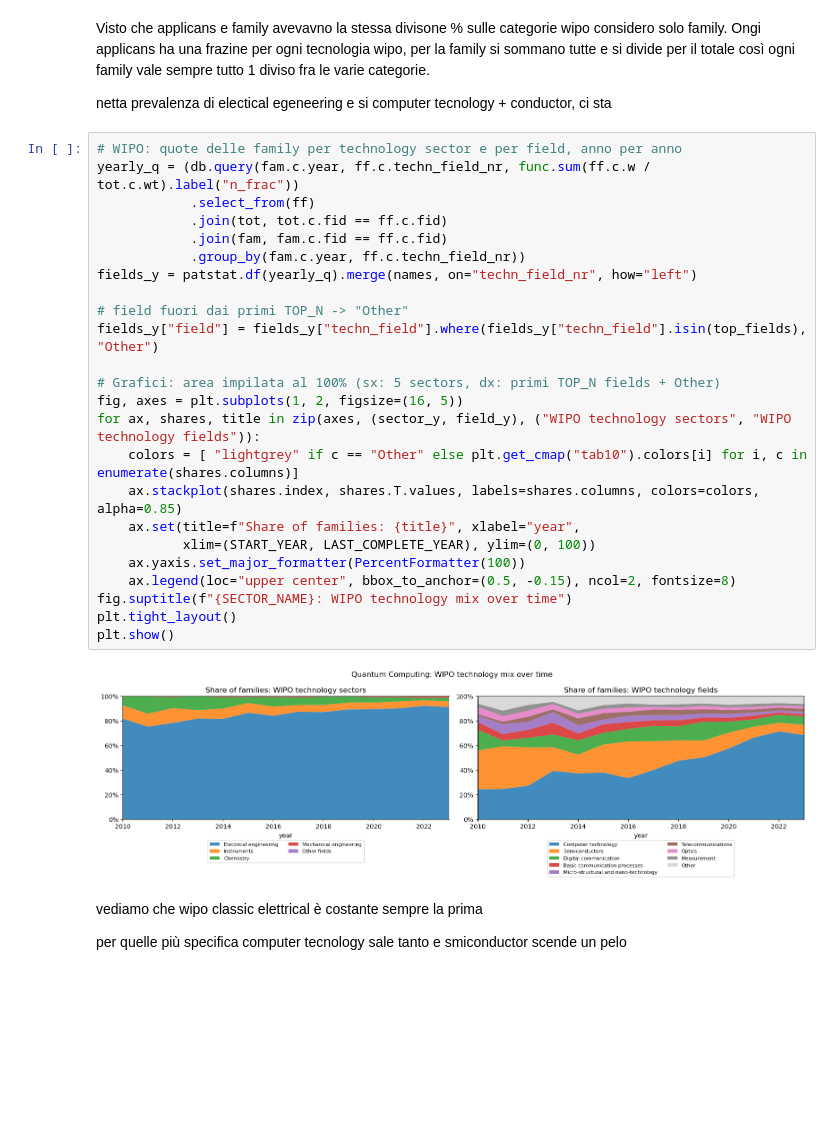
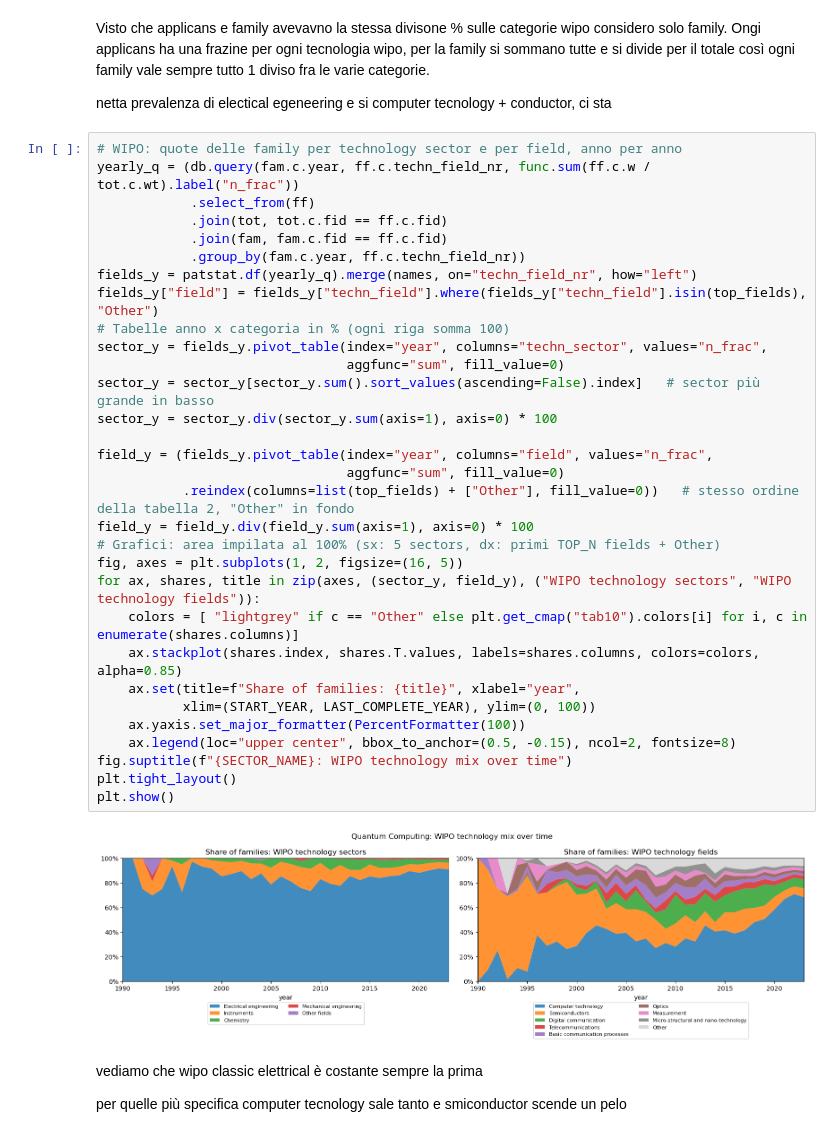
Before and after one commit to LudovicaIvaldi/Group15_innovation, a Jupyter notebook: step1.ipynb, the cells around one changed output. Cells and saved outputs as stored; diff of their text form; blank space fills up the shorter version.

Commit message:
step 1 da anno 1990 a 2023

```diff
--- a/step1.ipynb
+++ b/step1.ipynb
@@ -593,29 +542,36 @@ netta prevalenza di electical egeneering e si computer tecnology + conductor, ci
 # %%
 # WIPO: quote delle family per technology sector e per field, anno per anno
 yearly_q = (db.query(fam.c.year, ff.c.techn_field_nr, func.sum(ff.c.w / tot.c.wt).label("n_frac"))
             .select_from(ff)
             .join(tot, tot.c.fid == ff.c.fid)
             .join(fam, fam.c.fid == ff.c.fid)
             .group_by(fam.c.year, ff.c.techn_field_nr))
 fields_y = patstat.df(yearly_q).merge(names, on="techn_field_nr", how="left")
+fields_y["field"] = fields_y["techn_field"].where(fields_y["techn_field"].isin(top_fields), "Other")
+# Tabelle anno x categoria in % (ogni riga somma 100)
+sector_y = fields_y.pivot_table(index="year", columns="techn_sector", values="n_frac",
+                                aggfunc="sum", fill_value=0)
+sector_y = sector_y[sector_y.sum().sort_values(ascending=False).index]   # sector più grande in basso
+sector_y = sector_y.div(sector_y.sum(axis=1), axis=0) * 100
 
-# field fuori dai primi TOP_N -> "Other"
-fields_y["field"] = fields_y["techn_field"].where(fields_y["techn_field"].isin(top_fields), "Other")
-
+field_y = (fields_y.pivot_table(index="year", columns="field", values="n_frac",
+                                aggfunc="sum", fill_value=0)
+           .reindex(columns=list(top_fields) + ["Other"], fill_value=0))   # stesso ordine della tabella 2, "Other" in fondo
+field_y = field_y.div(field_y.sum(axis=1), axis=0) * 100
 # Grafici: area impilata al 100% (sx: 5 sectors, dx: primi TOP_N fields + Other)
 fig, axes = plt.subplots(1, 2, figsize=(16, 5))
 for ax, shares, title in zip(axes, (sector_y, field_y), ("WIPO technology sectors", "WIPO technology fields")):
     colors = [ "lightgrey" if c == "Other" else plt.get_cmap("tab10").colors[i] for i, c in enumerate(shares.columns)]
     ax.stackplot(shares.index, shares.T.values, labels=shares.columns, colors=colors, alpha=0.85)
     ax.set(title=f"Share of families: {title}", xlabel="year",
            xlim=(START_YEAR, LAST_COMPLETE_YEAR), ylim=(0, 100))
     ax.yaxis.set_major_formatter(PercentFormatter(100))
     ax.legend(loc="upper center", bbox_to_anchor=(0.5, -0.15), ncol=2, fontsize=8)
 fig.suptitle(f"{SECTOR_NAME}: WIPO technology mix over time")
 plt.tight_layout()
 plt.show()
 # %% [output]
-[figure, old version]
+[figure, new version]
 # %% [markdown]
 vediamo che wipo classic elettrical è costante sempre la prima
 
```
Also changed, not shown: parts of 13 cells of this notebook.
